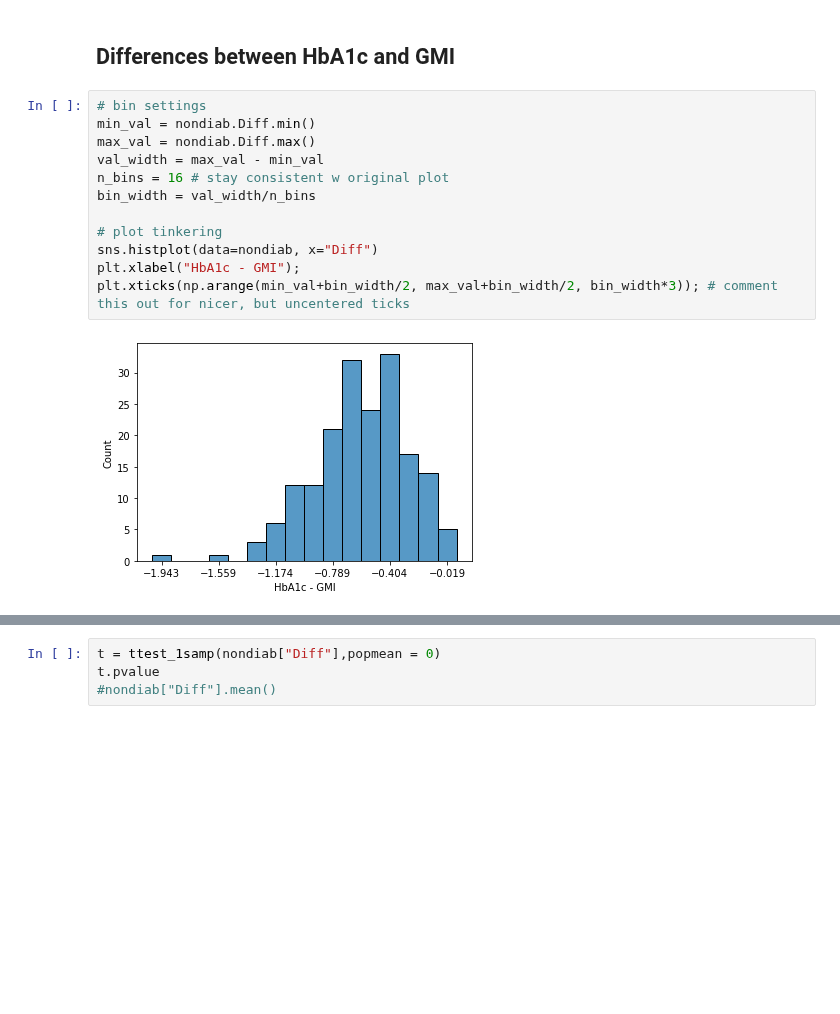
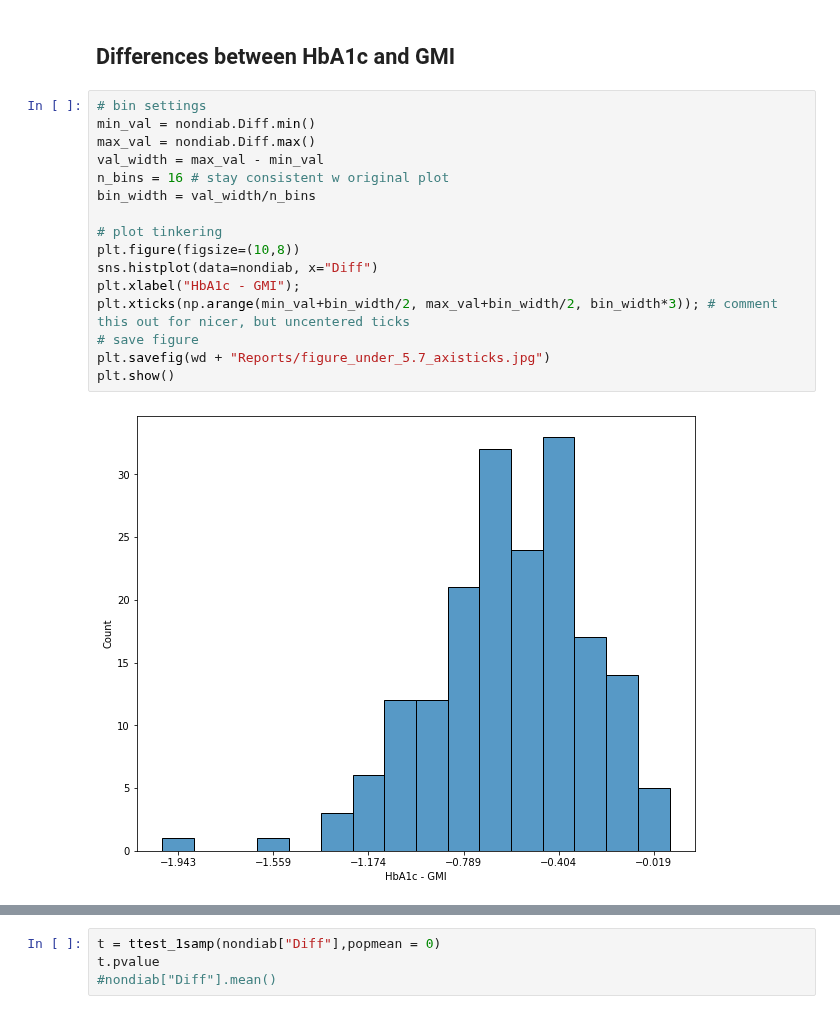
Before and after one commit to childhealthbiostatscore/BDC-Code, a Jupyter notebook: Viral Shah/GMI and A1c/ADA 2022/shah_ada_2022.ipynb, the cells around one changed output, grey strips where cells are left out. Cells and saved outputs as stored; diff of their text form; blank space fills up the shorter version.

```diff
--- a/Viral Shah/GMI and A1c/ADA 2022/shah_ada_2022.ipynb
+++ b/Viral Shah/GMI and A1c/ADA 2022/shah_ada_2022.ipynb
@@ -92,14 +92,18 @@ plt.plot([80,175],[5.2236,7.496], linewidth=2, color = "r");
 # %%
 # bin settings
 min_val = nondiab.Diff.min()
 max_val = nondiab.Diff.max()
 val_width = max_val - min_val
 n_bins = 16 # stay consistent w original plot
 bin_width = val_width/n_bins
 
 # plot tinkering
+plt.figure(figsize=(10,8))
 sns.histplot(data=nondiab, x="Diff")
 plt.xlabel("HbA1c - GMI");
 plt.xticks(np.arange(min_val+bin_width/2, max_val+bin_width/2, bin_width*3)); # comment this out for nicer, but uncentered ticks
+# save figure
+plt.savefig(wd + "Reports/figure_under_5.7_axisticks.jpg")
+plt.show()
 # %% [output]
-[figure, old version]
+[figure, new version]
```
Also changed, not shown: parts of 3 cells of this notebook.
